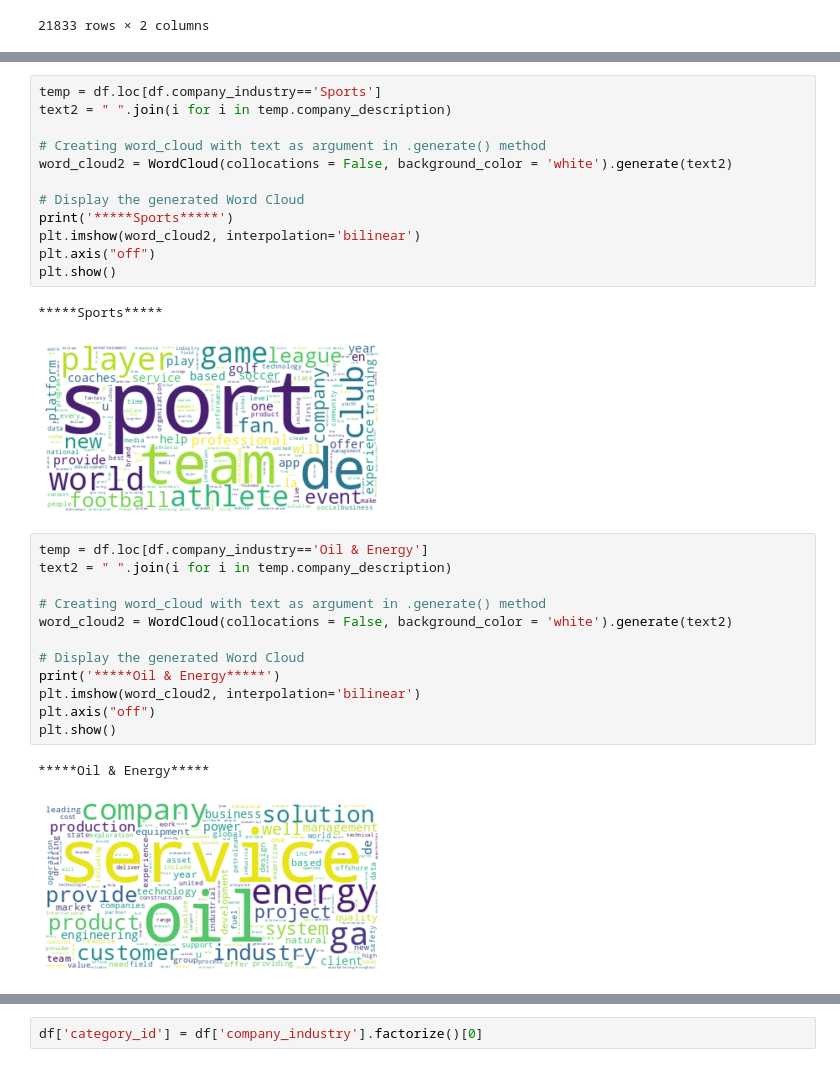
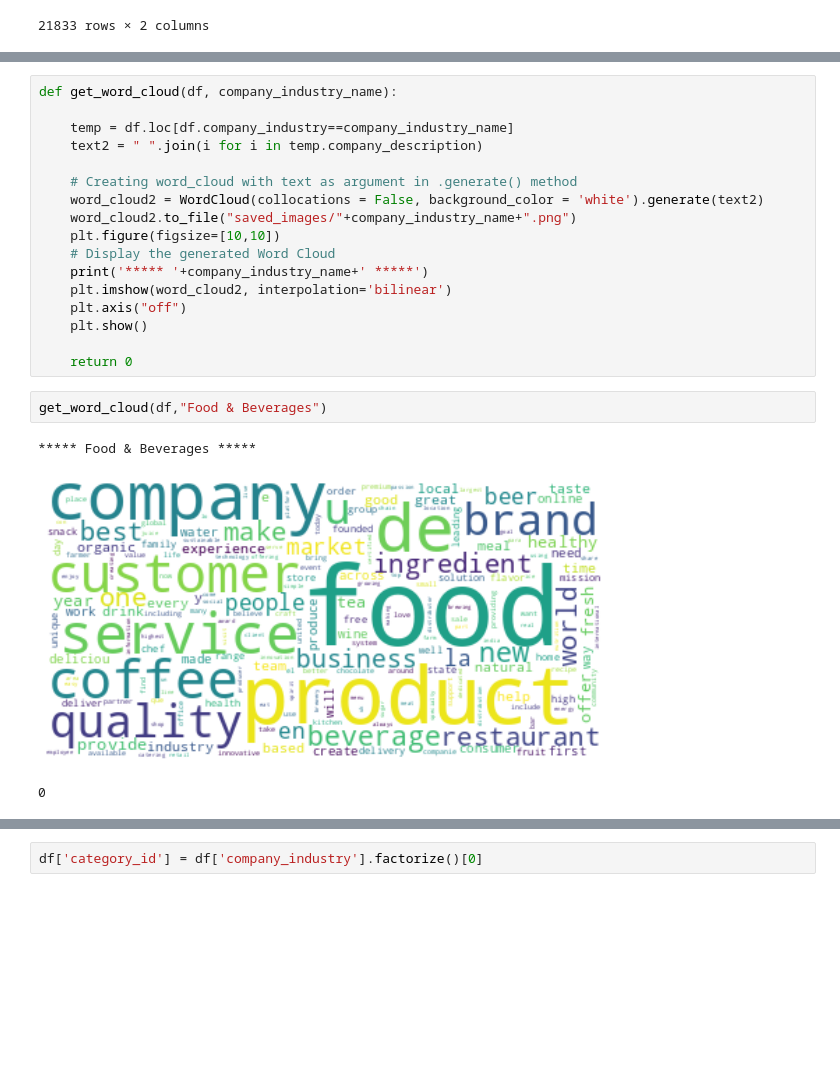
Before and after one commit to mohit-bags/BERT-Notebooks, a Jupyter notebook: Company Sector Determination(Text Classification)/mohit_Industry_Classifier_5_classes.ipynb, the cells around one changed output, grey strips where cells are left out. Saved outputs shown, nothing was run; the diff lists cells and outputs as text; blank space fills up the shorter version.

```diff
--- a/Company Sector Determination(Text Classification)/mohit_Industry_Classifier_5_classes.ipynb
+++ b/Company Sector Determination(Text Classification)/mohit_Industry_Classifier_5_classes.ipynb
@@ -141,30 +111,23 @@ plt.show()
-# %%
-temp = df.loc[df.company_industry=='Sports']
-text2 = " ".join(i for i in temp.company_description)
-
-# Creating word_cloud with text as argument in .generate() method
-word_cloud2 = WordCloud(collocations = False, background_color = 'white').generate(text2)
-
-# Display the generated Word Cloud
-print('*****Sports*****')
-plt.imshow(word_cloud2, interpolation='bilinear')
-plt.axis("off")
-plt.show()
-# %% [output]
-*****Sports*****
-[figure, removed]
-# %%
-temp = df.loc[df.company_industry=='Oil & Energy']
-text2 = " ".join(i for i in temp.company_description)
-
-# Creating word_cloud with text as argument in .generate() method
-word_cloud2 = WordCloud(collocations = False, background_color = 'white').generate(text2)
-
-# Display the generated Word Cloud
-print('*****Oil & Energy*****')
-plt.imshow(word_cloud2, interpolation='bilinear')
-plt.axis("off")
-plt.show()
-# %% [output]
-*****Oil & Energy*****
-[figure, removed]
+# %%
+def get_word_cloud(df, company_industry_name):
+
+    temp = df.loc[df.company_industry==company_industry_name]
+    text2 = " ".join(i for i in temp.company_description)
+
+    # Creating word_cloud with text as argument in .generate() method
+    word_cloud2 = WordCloud(collocations = False, background_color = 'white').generate(text2)
+    word_cloud2.to_file("saved_images/"+company_industry_name+".png")
+    plt.figure(figsize=[10,10])
+    # Display the generated Word Cloud
+    print('***** '+company_industry_name+' *****')
+    plt.imshow(word_cloud2, interpolation='bilinear')
+    plt.axis("off")
+    plt.show()
+
+    return 0
+# %%
+get_word_cloud(df,"Food & Beverages")
+# %% [output]
+***** Food & Beverages *****
+[figure, added]
+0
```
Also changed, not shown: parts of 19 cells of this notebook.
